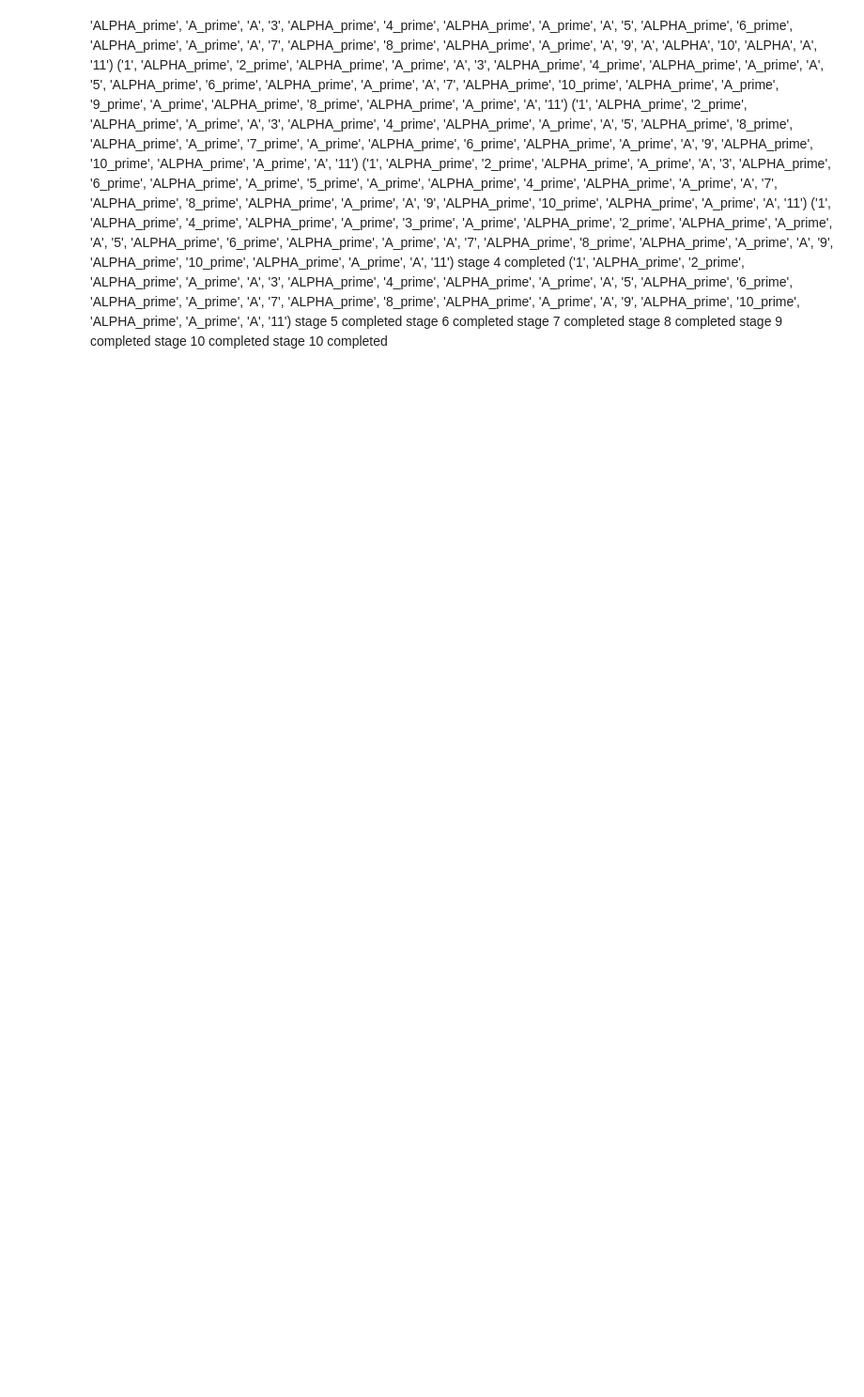
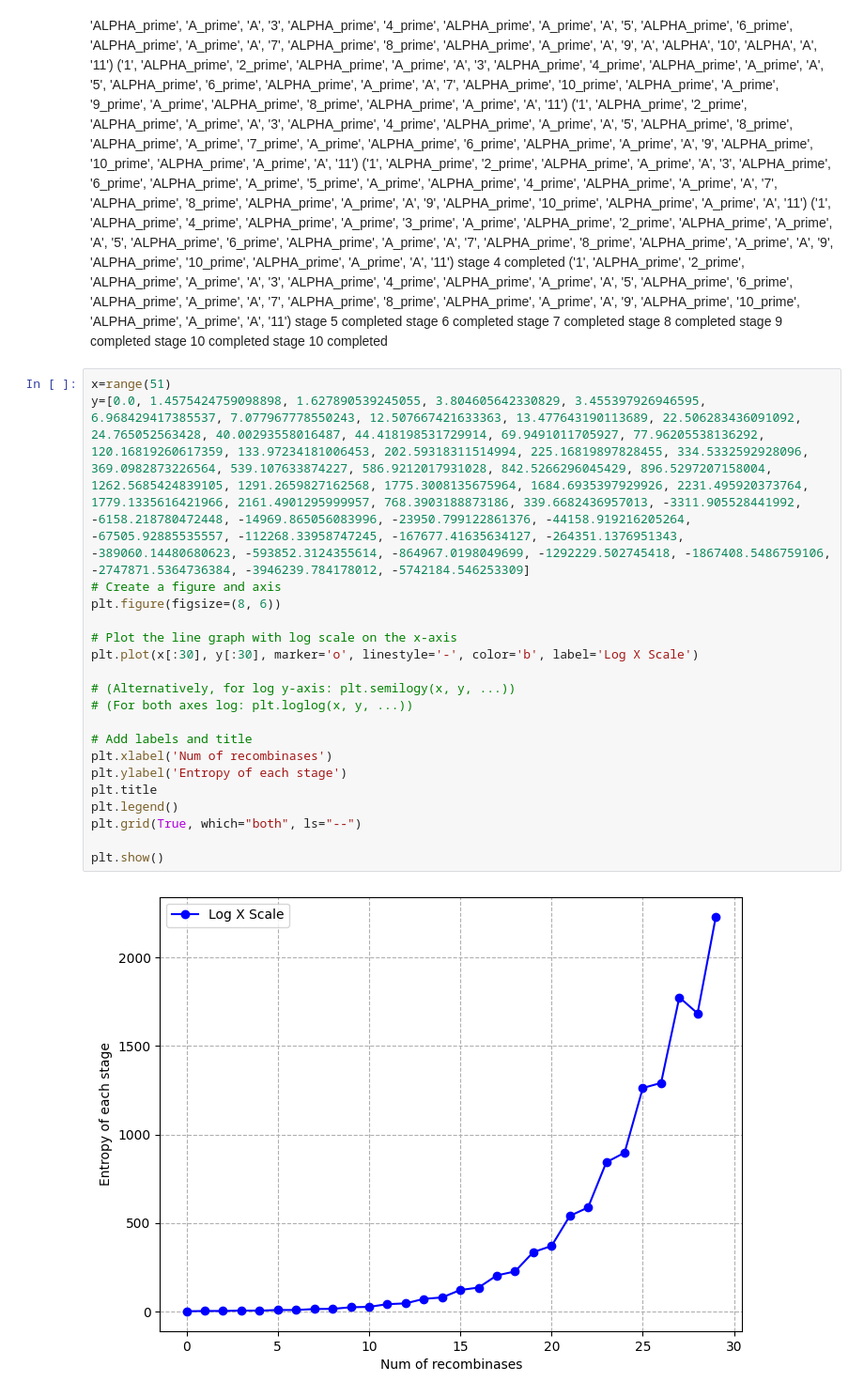
Before and after one commit to ThomasPanYongling/DNA-Recombinase, a Jupyter notebook: notes.ipynb, the cells around one changed output. Shown: that part at 94% size. Saved outputs shown, nothing was run; the diff lists cells and outputs as text; blank space fills up the shorter version.

```diff
--- a/notes.ipynb
+++ b/notes.ipynb
@@ -80,3 +80,25 @@ stage 8 completed
 stage 9 completed
 stage 10 completed
 stage 10 completed
+# %%
+x=range(51)
+y=[0.0, 1.4575424759098898, 1.627890539245055, 3.804605642330829, 3.455397926946595, 6.968429417385537, 7.077967778550243, 12.507667421633363, 13.477643190113689, 22.506283436091092, 24.765052563428, 40.00293558016487, 44.418198531729914, 69.9491011705927, 77.96205538136292, 120.16819260617359, 133.97234181006453, 202.59318311514994, 225.16819897828455, 334.5332592928096, 369.0982873226564, 539.107633874227, 586.9212017931028, 842.5266296045429, 896.5297207158004, 1262.5685424839105, 1291.2659827162568, 1775.3008135675964, 1684.6935397929926, 2231.495920373764, 1779.1335616421966, 2161.4901295999957, 768.3903188873186, 339.6682436957013, -3311.905528441992, -6158.218780472448, -14969.865056083996, -23950.799122861376, -44158.919216205264, -67505.92885535557, -112268.33958747245, -167677.41635634127, -264351.1376951343, -389060.14480680623, -593852.3124355614, -864967.0198049699, -1292229.502745418, -1867408.5486759106, -2747871.5364736384, -3946239.784178012, -5742184.546253309]
+# Create a figure and axis
+plt.figure(figsize=(8, 6))
+
+# Plot the line graph with log scale on the x-axis
+plt.plot(x[:30], y[:30], marker='o', linestyle='-', color='b', label='Log X Scale')
+
+# (Alternatively, for log y-axis: plt.semilogy(x, y, ...))
+# (For both axes log: plt.loglog(x, y, ...))
+
+# Add labels and title
+plt.xlabel('Num of recombinases')
+plt.ylabel('Entropy of each stage')
+plt.title
+plt.legend()
+plt.grid(True, which="both", ls="--")
+
+plt.show()
+# %% [output]
+[figure, added]
```
Also changed, not shown: 1 other file.
